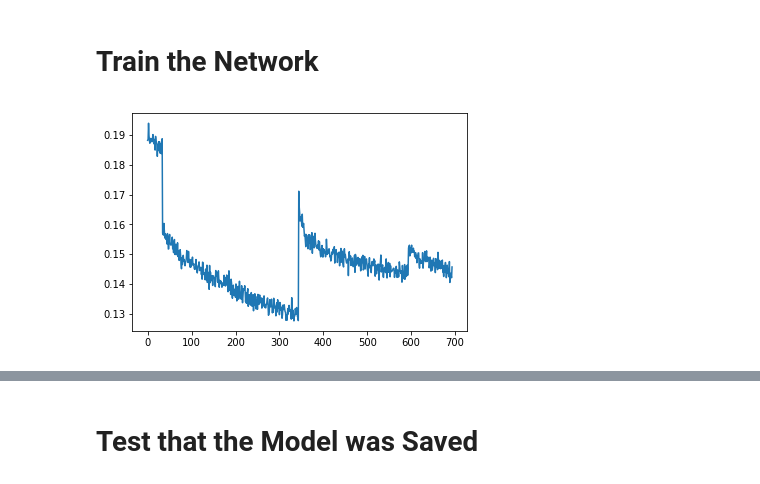
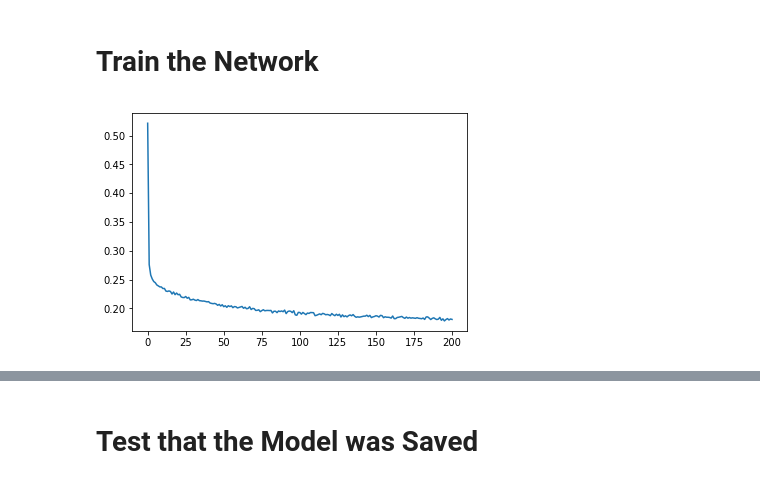
Before and after one commit to tzahroof/PokemonTypeNN, a Jupyter notebook: Training.ipynb, the cells around one changed output, grey strips where cells are left out. Drawn from its saved outputs; the diff is of its cells as text; code cells hidden in the pictures.

Commit message:
Trained 3 models

```diff
--- a/Training.ipynb
+++ b/Training.ipynb
@@ -310,13 +310,12 @@ class Net(nn.Module):
         self.fc2 = nn.Linear(in_features = 120, out_features = 84)
         self.fc3 = nn.Linear(in_features = 84, out_features=18)
 
-        self.bnorm1 = nn.BatchNorm2d(num_features=3)
-        self.bnorm2 = nn.BatchNorm2d(num_features=6)
-        self.bnorm3 = nn.BatchNorm2d(num_features=18)
+        self.bnorm1 = nn.BatchNorm2d(num_features=6)
+        self.bnorm2 = nn.BatchNorm2d(num_features=18)
+        self.bnorm3 = nn.BatchNorm2d(num_features=32)
 
-        self.bnormfc1 = nn.BatchNorm1d(num_features=512)
-        self.bnormfc2 = nn.BatchNorm1d(num_features=120)
-        self.bnormfc3 = nn.BatchNorm1d(num_features=84)
+        self.bnormfc1 = nn.BatchNorm1d(num_features=120)
+        self.bnormfc2 = nn.BatchNorm1d(num_features=84)
 
     def setName(self,name):
         self.name = name
@@ -325,16 +324,12 @@ class Net(nn.Module):
         return self.name
 
     def forward(self, x):
-        x = self.pool(F.relu(self.conv1(self.bnorm1(x))))
-        x = self.pool(F.relu(self.conv2(self.bnorm2(x))))
-        x = self.pool(F.relu(self.conv3(self.bnorm3(x))))
+        x = self.pool(F.relu(self.bnorm1(self.conv1(x))))
+        x = self.pool(F.relu(self.bnorm2(self.conv2(x))))
+        x = self.pool(F.relu(self.bnorm3(self.conv3(x))))
         x = x.view(x.shape[0], -1)
         #print(x.shape)
-        x = F.relu(self.fc1(self.bnormfc1(x)))
-        x = F.relu(self.fc2(self.bnormfc2(x)))
-        x = F.sigmoid(self.fc3(self.bnormfc3(x)))
+        x = F.relu(self.bnormfc1(self.fc1(x)))
+        x = F.relu(self.bnormfc2(self.fc2(x)))
+        x = F.sigmoid(self.fc3(x))
         return x
-
-net = Net("3Con3FC")
-
-print("Finished setting up Neural Network :: ", net.getName())
@@ -399,0 +386,13 @@ print("Finished setting up Neural Network :: ", net.getName())
+# %%
+type_of_network = "4Con2FC"
+
+if(type_of_network == "2Con3FC"):
+    net = ShallowNet("2Con3FC")
+elif(type_of_network == "3Con3FC"):
+    net = Net("3Con3FC")
+elif(type_of_network == "4Con2FC"):
+    net = DeepNet("Deep4Con2FC")
+else:
+    raise ValueError("Improper Type of Network")
+
+print("Finished setting up Neural Network :: ", net.getName())
@@ -411,15 +414,15 @@ use_cuda = True #False
 # %%
 #Determine whether to load the model
 
 load_model = True
 saved_losses = []
 
 if load_model:
-    state = torch.load(os.path.join(os.getcwd(), "model","3Con3FC.pt"))
+    state = torch.load(os.path.join(os.getcwd(), "model",net.getName()+".pt"))
     net.load_state_dict(state["state_dict"])
     optimizer.load_state_dict(state["optimizer"])
     saved_losses = state["saved_losses"]
     plt.plot(saved_losses)
 # %% [output]
-[figure, old version]
+[figure, new version]
 # %%
```
Also changed, not shown: parts of 11 cells of this notebook, 3 other files.
